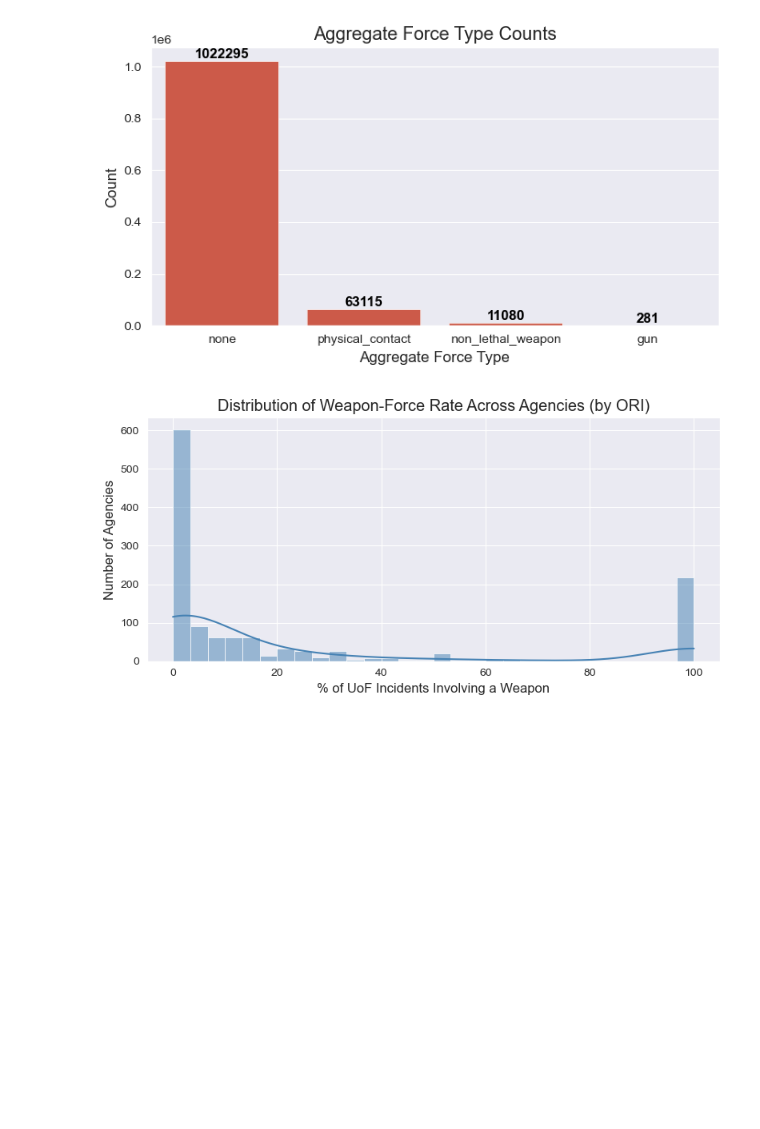
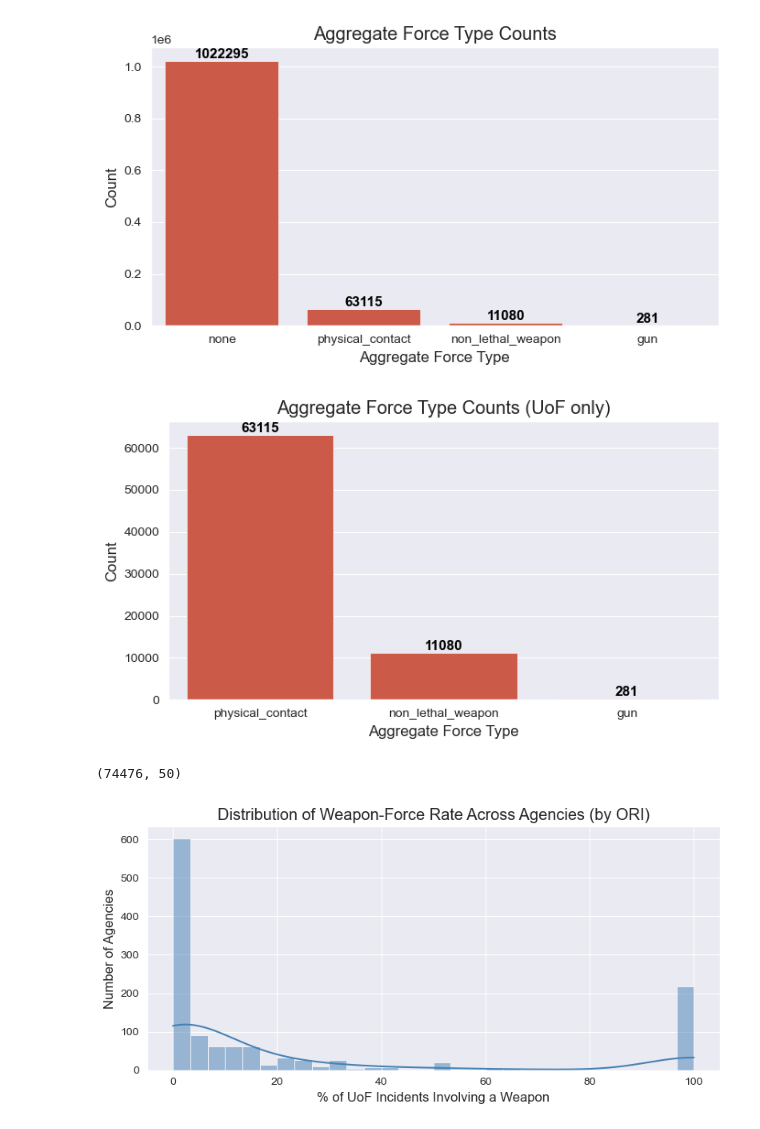
Before and after one commit to kzwang1729/UOFAnalysis, a Jupyter notebook: creating_final_dataset.ipynb, the cells around one changed output. Cells and saved outputs as stored; diff of their text form; code cells hidden in the pictures; blank space fills up the shorter version.

```diff
--- a/creating_final_dataset.ipynb
+++ b/creating_final_dataset.ipynb
@@ -2864,6 +2862,30 @@ plt.tight_layout()
 plt.show()
 # %% [output]
 [figure]
+# %%
+plt.figure(figsize=(7,4))
+ax = sns.countplot(
+    x="aggregate_force_type",
+    data=final_df[final_df["is_uof"] == 1],
+    order=final_df[final_df["is_uof"] == 1]["aggregate_force_type"].value_counts().index
+)
+for p in ax.patches:
+    ax.annotate(
+        f"{int(p.get_height())}",
+        (p.get_x() + p.get_width() / 2., p.get_height()),
+        ha='center', va='bottom', fontsize=11, color='black', fontweight='bold'
+    )
+plt.title("Aggregate Force Type Counts (UoF only)")
+plt.xlabel("Aggregate Force Type")
+plt.ylabel("Count")
+plt.tight_layout()
+plt.show()
+# %% [output]
+[figure, added]
+# %%
+final_df[final_df["is_uof"] == 1].shape
+# %% [output]
+(74476, 50)
 # %%
 # Combine gun and non_lethal_weapon into a single weapon category
 final_df["aggregate_force_type"] = final_df["aggregate_force_type"].replace(
```
Also changed, not shown: parts of 14 cells of this notebook, 1 other file.
